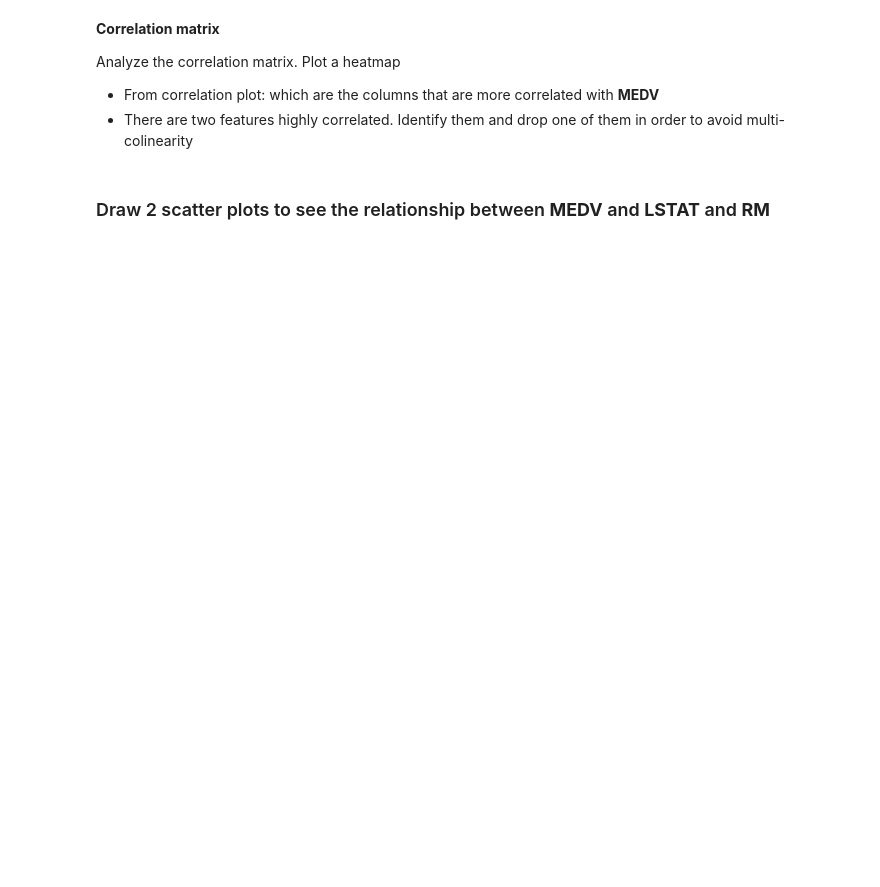
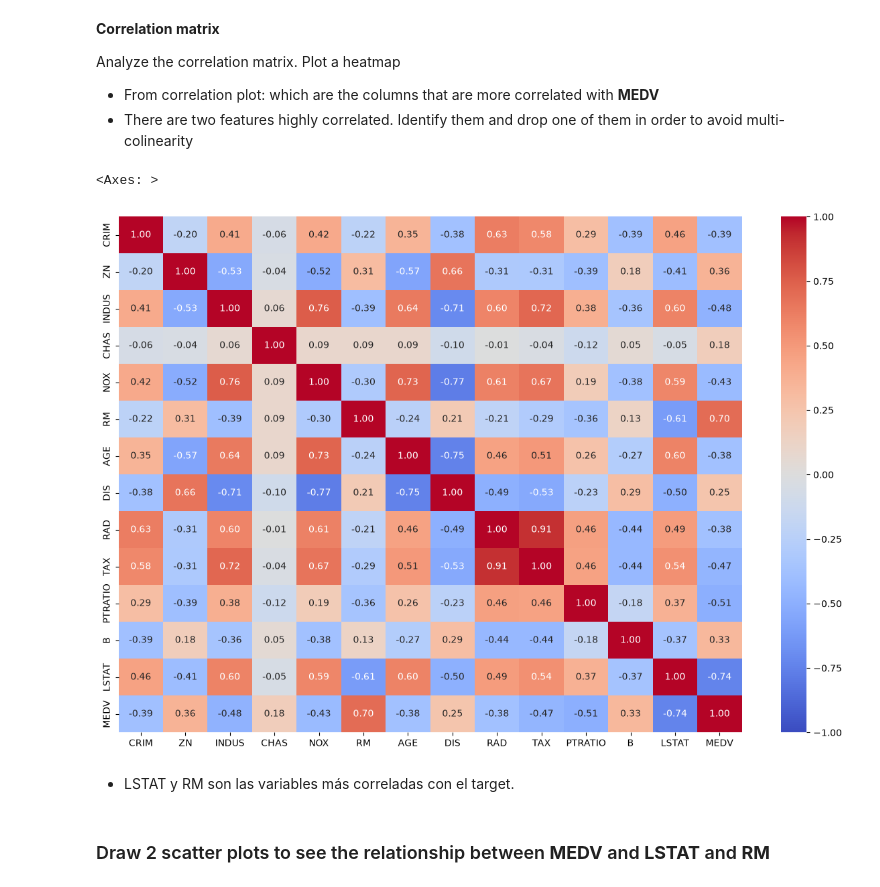
Before and after one commit to GeraFabiKu/2026-10-BILBAO-FT-Data-Science, a Jupyter notebook: 3-Machine_Learning/1-Supervisado/1-Regression/2-Polynomial_Regression/ejercicios/3 Polynomial_Regression.ipynb, the cells around one changed output. Saved outputs shown, nothing was run; the diff lists cells and outputs as text; code cells hidden in the pictures; blank space fills up the shorter version.

```diff
--- a/3-Machine_Learning/1-Supervisado/1-Regression/2-Polynomial_Regression/ejercicios/3 Polynomial_Regression.ipynb
+++ b/3-Machine_Learning/1-Supervisado/1-Regression/2-Polynomial_Regression/ejercicios/3 Polynomial_Regression.ipynb
@@ -50,5 +97,13 @@ Analyze the correlation matrix. Plot a heatmap
 
 * From correlation plot: which are the columns that are more correlated with **MEDV**
 * There are two features highly correlated. Identify them and drop one of them in order to avoid multi-colinearity
+# %%
+plt.figure(figsize=(15,10))
+sns.heatmap(df.corr(), annot=True, cmap="coolwarm", vmin=-1, fmt=".2f")
+# %% [output]
+<Axes: >
+[figure, added]
+# %% [markdown]
+* LSTAT y RM son las variables más correladas con el target.
 # %% [markdown]
 ### Draw 2 scatter plots to see the relationship between **MEDV** and **LSTAT** and **RM**
```
Also changed, not shown: parts of 29 cells of this notebook, 18 other files.
